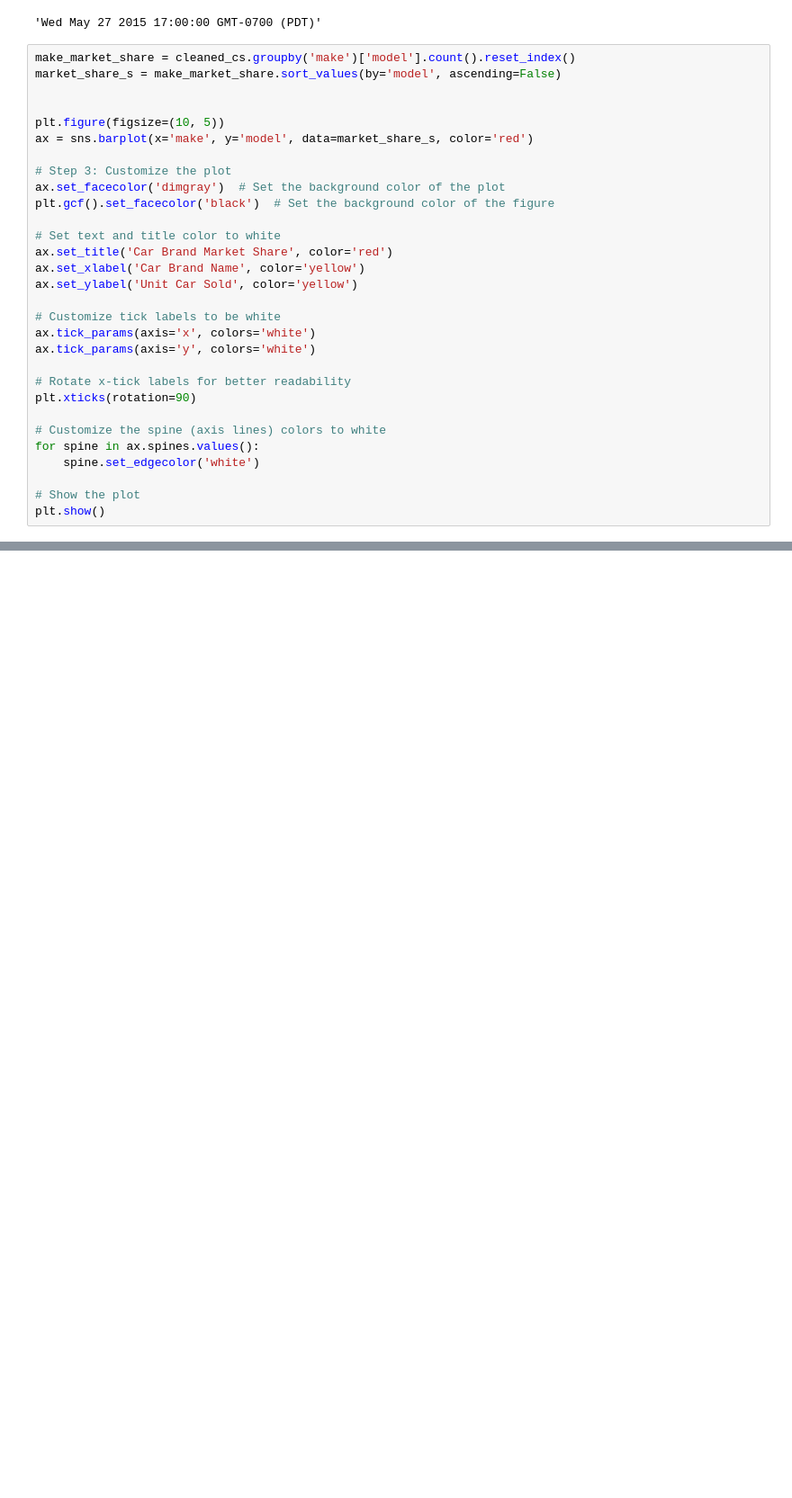
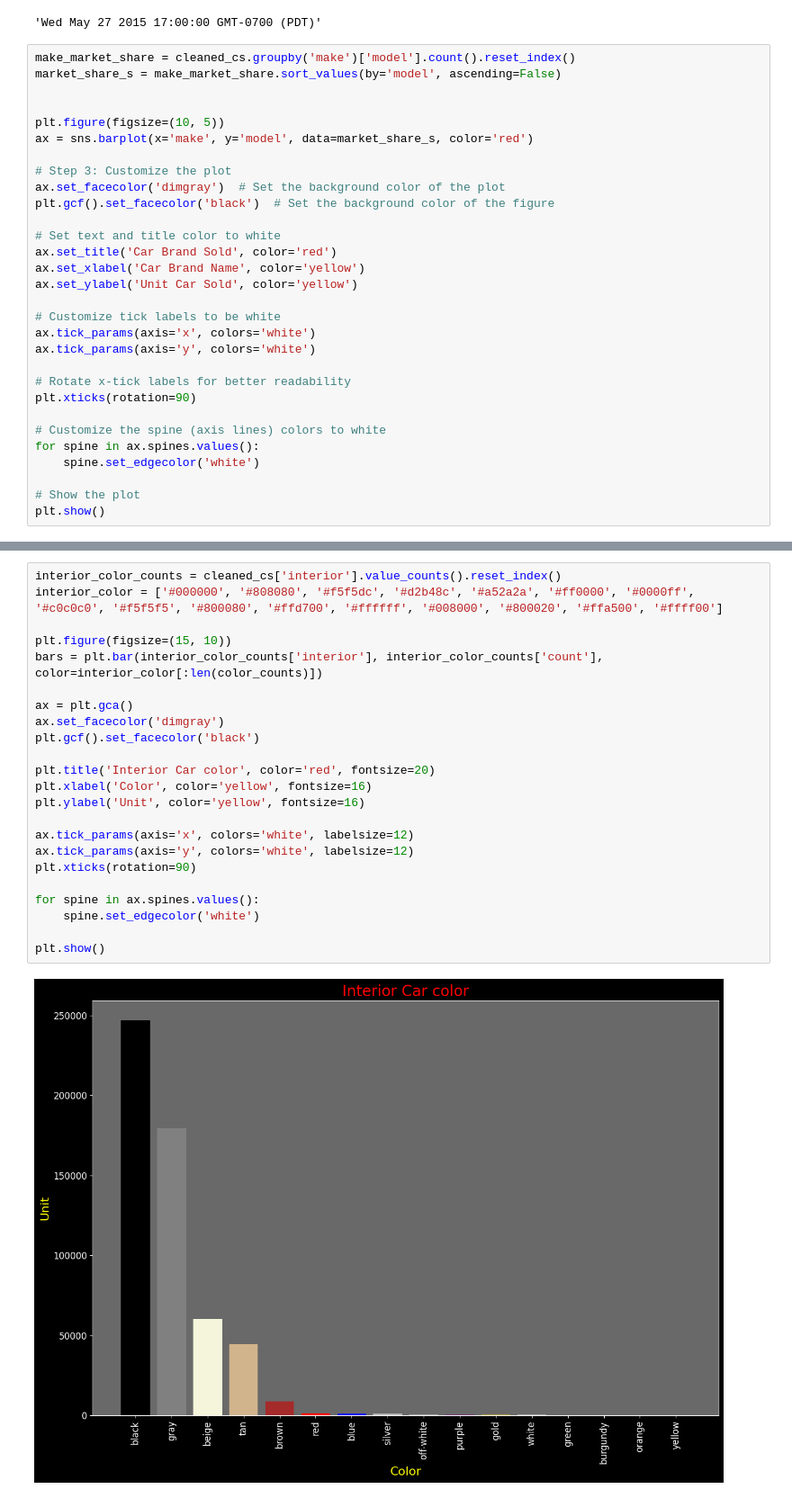
Before and after one commit to Kittisak-M/Best-Strategy-to-Buy-Car-for-Value-Concious-Customer, a Jupyter notebook: car-sales-exploratory-data-analysis.ipynb, the cells around one changed output, grey strips where cells are left out. Shown at 90% size. Cells and saved outputs as stored; diff of their text form; blank space fills up the shorter version.

```diff
--- a/car-sales-exploratory-data-analysis.ipynb
+++ b/car-sales-exploratory-data-analysis.ipynb
@@ -926,7 +930,7 @@ ax.set_facecolor('dimgray')  # Set the background color of the plot
 plt.gcf().set_facecolor('black')  # Set the background color of the figure
 
 # Set text and title color to white
-ax.set_title('Car Brand Market Share', color='red')
+ax.set_title('Car Brand Sold', color='red')
 ax.set_xlabel('Car Brand Name', color='yellow')
 ax.set_ylabel('Unit Car Sold', color='yellow')
 
@@ -1118,0 +1098,25 @@ cleaned_cs
+# %%
+interior_color_counts = cleaned_cs['interior'].value_counts().reset_index()
+interior_color = ['#000000', '#808080', '#f5f5dc', '#d2b48c', '#a52a2a', '#ff0000', '#0000ff', '#c0c0c0', '#f5f5f5', '#800080', '#ffd700', '#ffffff', '#008000', '#800020', '#ffa500', '#ffff00']
+
+plt.figure(figsize=(15, 10))
+bars = plt.bar(interior_color_counts['interior'], interior_color_counts['count'], color=interior_color[:len(color_counts)])
+
+ax = plt.gca()
+ax.set_facecolor('dimgray')
+plt.gcf().set_facecolor('black')
+
+plt.title('Interior Car color', color='red', fontsize=20)
+plt.xlabel('Color', color='yellow', fontsize=16)
+plt.ylabel('Unit', color='yellow', fontsize=16)
+
+ax.tick_params(axis='x', colors='white', labelsize=12)
+ax.tick_params(axis='y', colors='white', labelsize=12)
+plt.xticks(rotation=90)
+
+for spine in ax.spines.values():
+    spine.set_edgecolor('white')
+
+plt.show()
+# %% [output]
+[figure, added]
```
Also changed, not shown: parts of 13 cells of this notebook.
